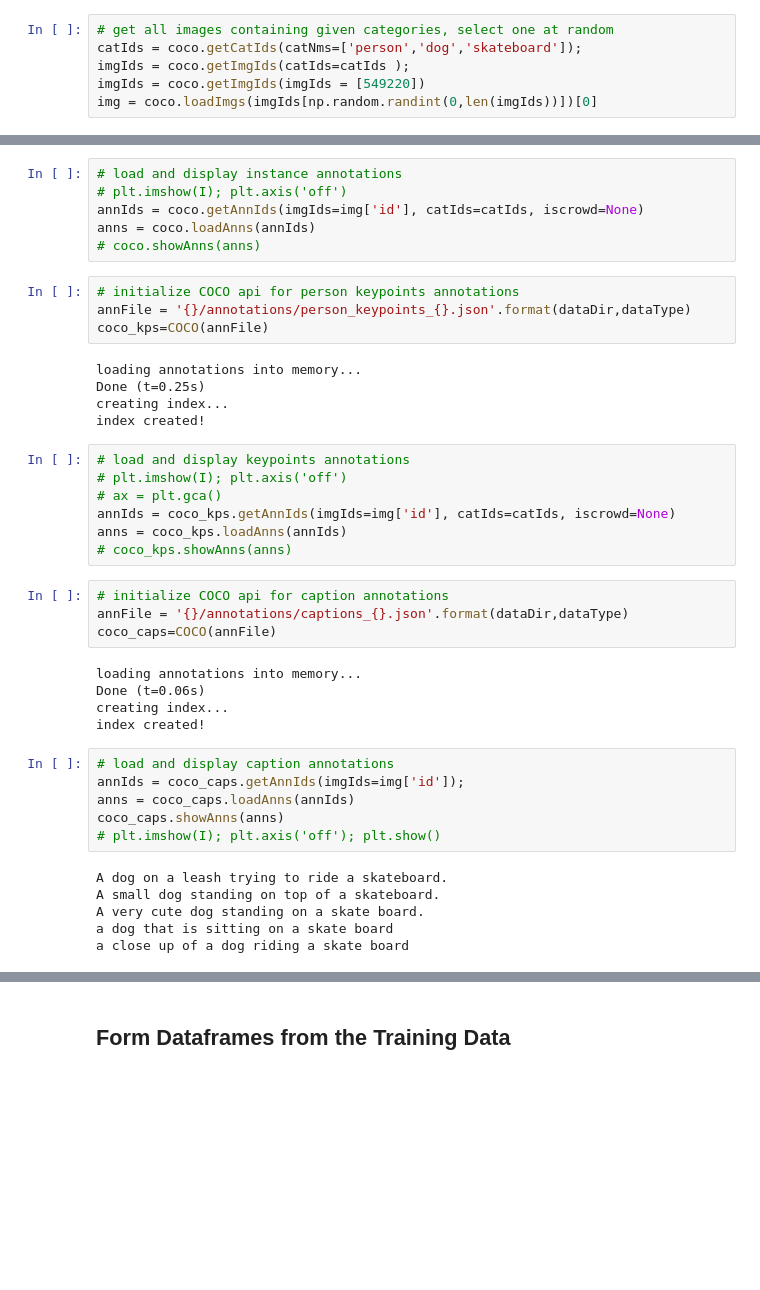
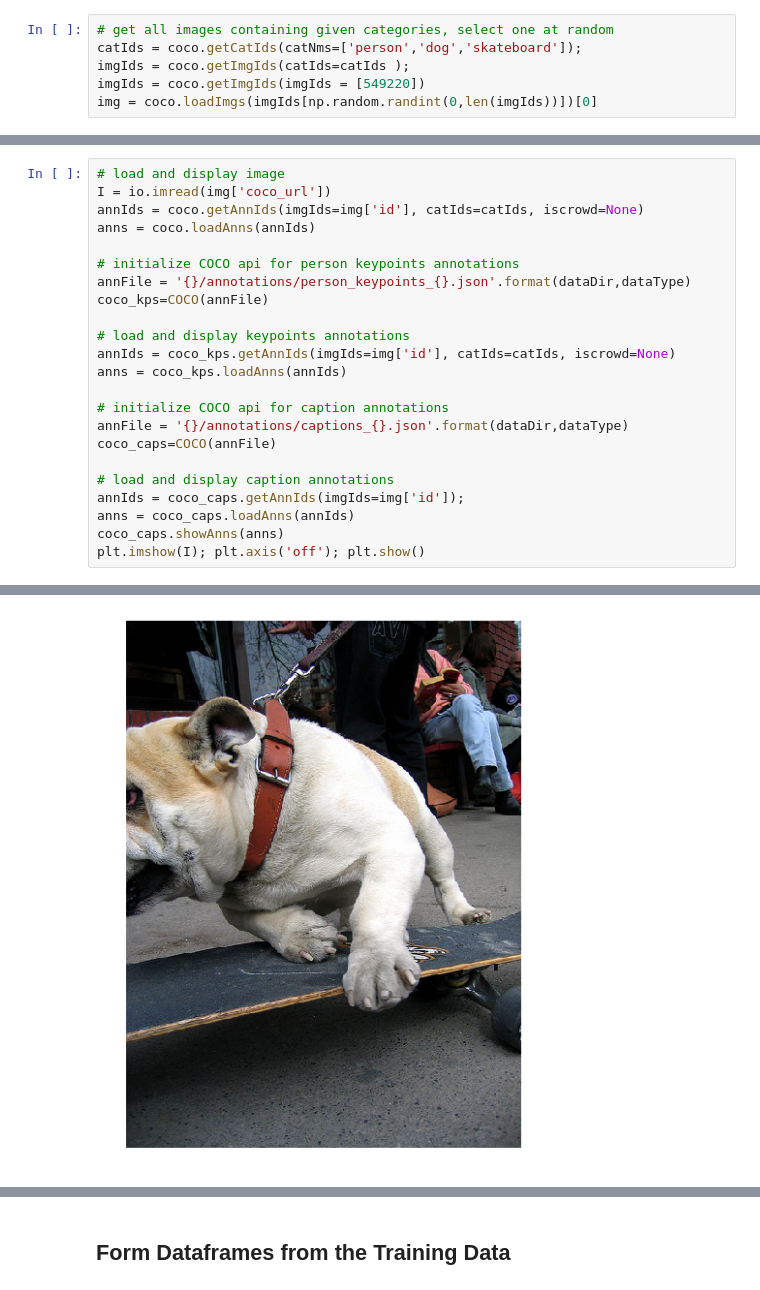
Before and after one commit to zbiswas3/Datascience-Projects, a Jupyter notebook: Capstone Project 2 - MS Coco Image Captioning/capstone_project.ipynb, the cells around one changed output, grey strips where cells are left out. Cells and saved outputs as stored; diff of their text form; blank space fills up the shorter version.

```diff
--- a/Capstone Project 2 - MS Coco Image Captioning/capstone_project.ipynb
+++ b/Capstone Project 2 - MS Coco Image Captioning/capstone_project.ipynb
@@ -96,43 +79,24 @@ I = io.imread(img['coco_url'])
-# %%
-# load and display instance annotations
-# plt.imshow(I); plt.axis('off')
-annIds = coco.getAnnIds(imgIds=img['id'], catIds=catIds, iscrowd=None)
-anns = coco.loadAnns(annIds)
-# coco.showAnns(anns)
-# %%
-# initialize COCO api for person keypoints annotations
-annFile = '{}/annotations/person_keypoints_{}.json'.format(dataDir,dataType)
-coco_kps=COCO(annFile)
-# %% [output]
-loading annotations into memory...
-Done (t=0.25s)
-creating index...
-index created!
-# %%
-# load and display keypoints annotations
-# plt.imshow(I); plt.axis('off')
-# ax = plt.gca()
-annIds = coco_kps.getAnnIds(imgIds=img['id'], catIds=catIds, iscrowd=None)
-anns = coco_kps.loadAnns(annIds)
-# coco_kps.showAnns(anns)
-# %%
-# initialize COCO api for caption annotations
-annFile = '{}/annotations/captions_{}.json'.format(dataDir,dataType)
-coco_caps=COCO(annFile)
-# %% [output]
-loading annotations into memory...
-Done (t=0.06s)
-creating index...
-index created!
-# %%
-# load and display caption annotations
-annIds = coco_caps.getAnnIds(imgIds=img['id']);
-anns = coco_caps.loadAnns(annIds)
-coco_caps.showAnns(anns)
-# plt.imshow(I); plt.axis('off'); plt.show()
-# %% [output]
-A dog on a leash trying to ride a skateboard.
-A small dog standing on top of a skateboard.
-A very cute dog standing on a skate board.
-a dog that is sitting on a skate board
-a close up of a dog riding a skate board
+# %%
+# load and display image
+I = io.imread(img['coco_url'])
+annIds = coco.getAnnIds(imgIds=img['id'], catIds=catIds, iscrowd=None)
+anns = coco.loadAnns(annIds)
+
+# initialize COCO api for person keypoints annotations
+annFile = '{}/annotations/person_keypoints_{}.json'.format(dataDir,dataType)
+coco_kps=COCO(annFile)
+
+# load and display keypoints annotations
+annIds = coco_kps.getAnnIds(imgIds=img['id'], catIds=catIds, iscrowd=None)
+anns = coco_kps.loadAnns(annIds)
+
+# initialize COCO api for caption annotations
+annFile = '{}/annotations/captions_{}.json'.format(dataDir,dataType)
+coco_caps=COCO(annFile)
+
+# load and display caption annotations
+annIds = coco_caps.getAnnIds(imgIds=img['id']);
+anns = coco_caps.loadAnns(annIds)
+coco_caps.showAnns(anns)
+plt.imshow(I); plt.axis('off'); plt.show()
+# %% [output]
@@ -139,2 +116,3 @@ a close up of a dog riding a skate board
+[figure, added]
 # %%
 print("Dataset Containsts {} images.".format(len(coco.imgs.keys())))
```
Also changed, not shown: parts of 38 cells of this notebook.
